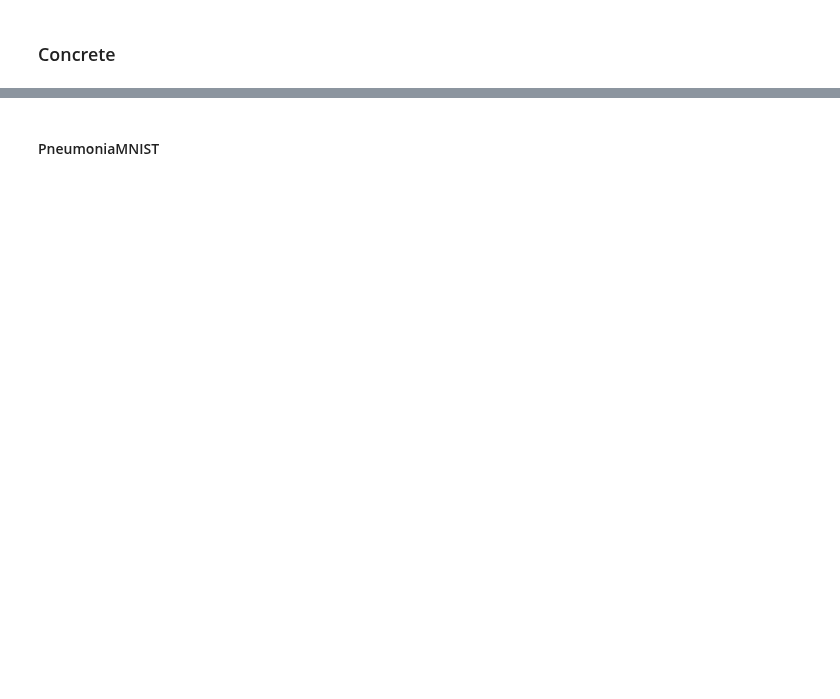
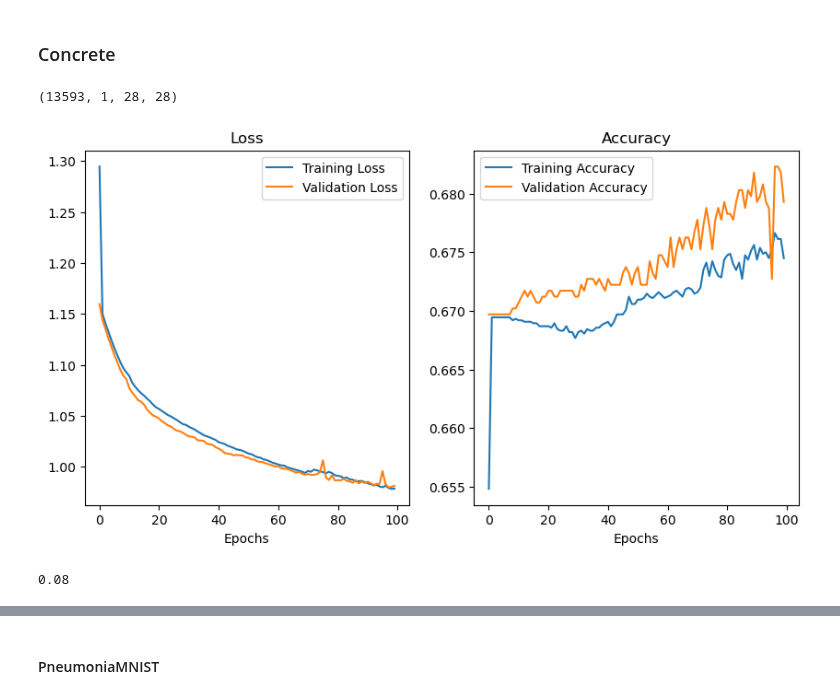
Before and after one commit to lstk44/Homomorphic-Encryption, a Jupyter notebook: UCImageClassification/ImageClassification.ipynb, the cells around one changed output, grey strips where cells are left out. Cells and saved outputs as stored; diff of their text form; code cells hidden in the pictures; blank space fills up the shorter version.

```diff
--- a/UCImageClassification/ImageClassification.ipynb
+++ b/UCImageClassification/ImageClassification.ipynb
@@ -525,3 +469,28 @@ class ConcreteANN():
         self.log['evaluate_sample'] = self.log['evaluate_total']/X.shape[0]
 
         return y_pred
+# %%
+blood_xtrain.shape
+# %% [output]
+(13593, 1, 28, 28)
+# %%
+concrete_ann = ConcreteANN(n_bits=4)
+
+concrete_ann.train(
+    x_train=derma_xtrain,
+    y_train=derma_ytrain,
+    x_val=derma_xval,
+    y_val=derma_yval,
+    epochs=100,
+    learning_rate=0.0001,
+    weight_decay=0.0001,
+    n_layers=2,
+    neuron_factor=0.5,
+    plot=True
+)
+
+ypred = concrete_ann.evaluate(blood_xtest, fhe='simulate')
+print(accuracy_score(blood_ytest, ypred))
+# %% [output]
+[figure, added]
+0.08
```
Also changed, not shown: parts of 50 cells of this notebook, 2 other files.
